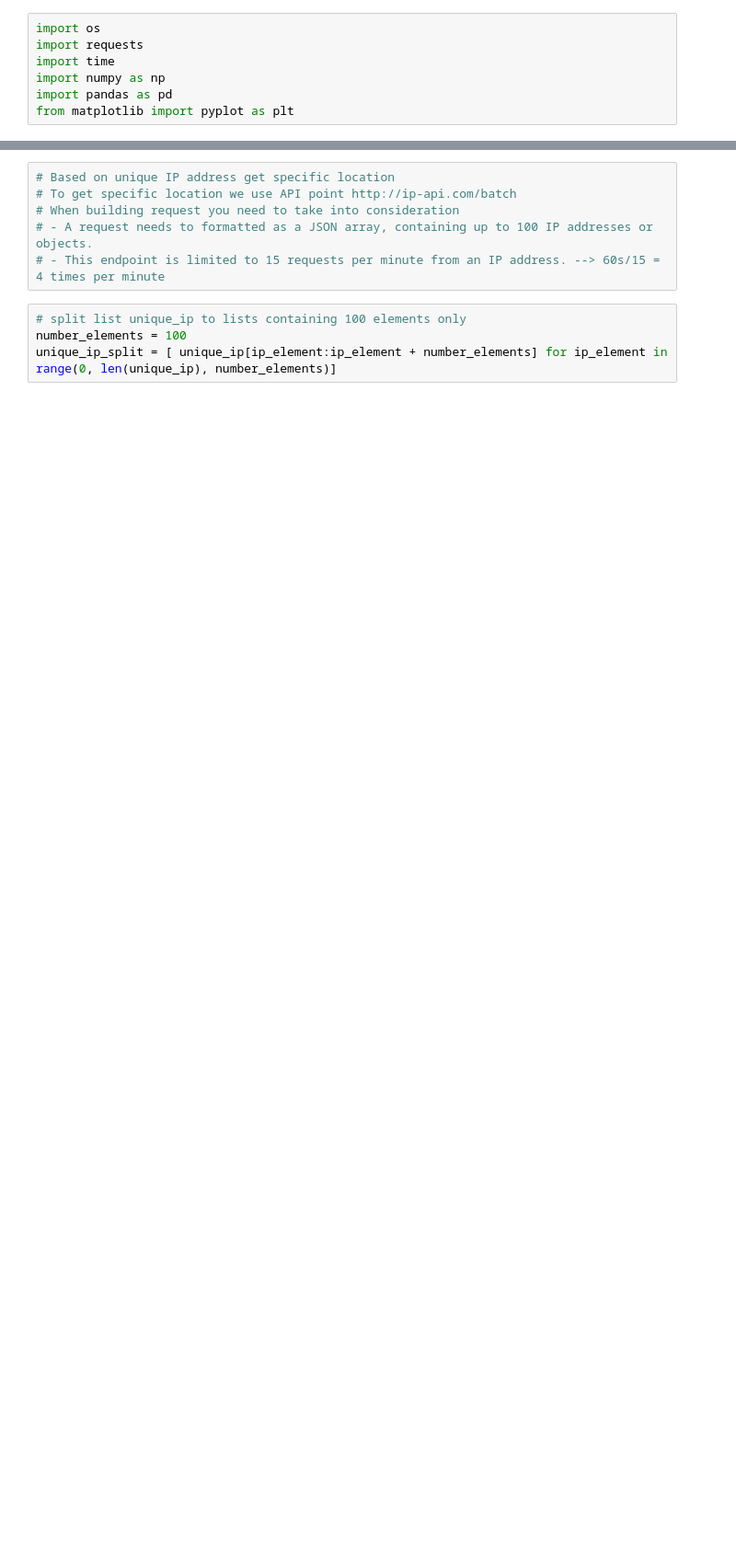
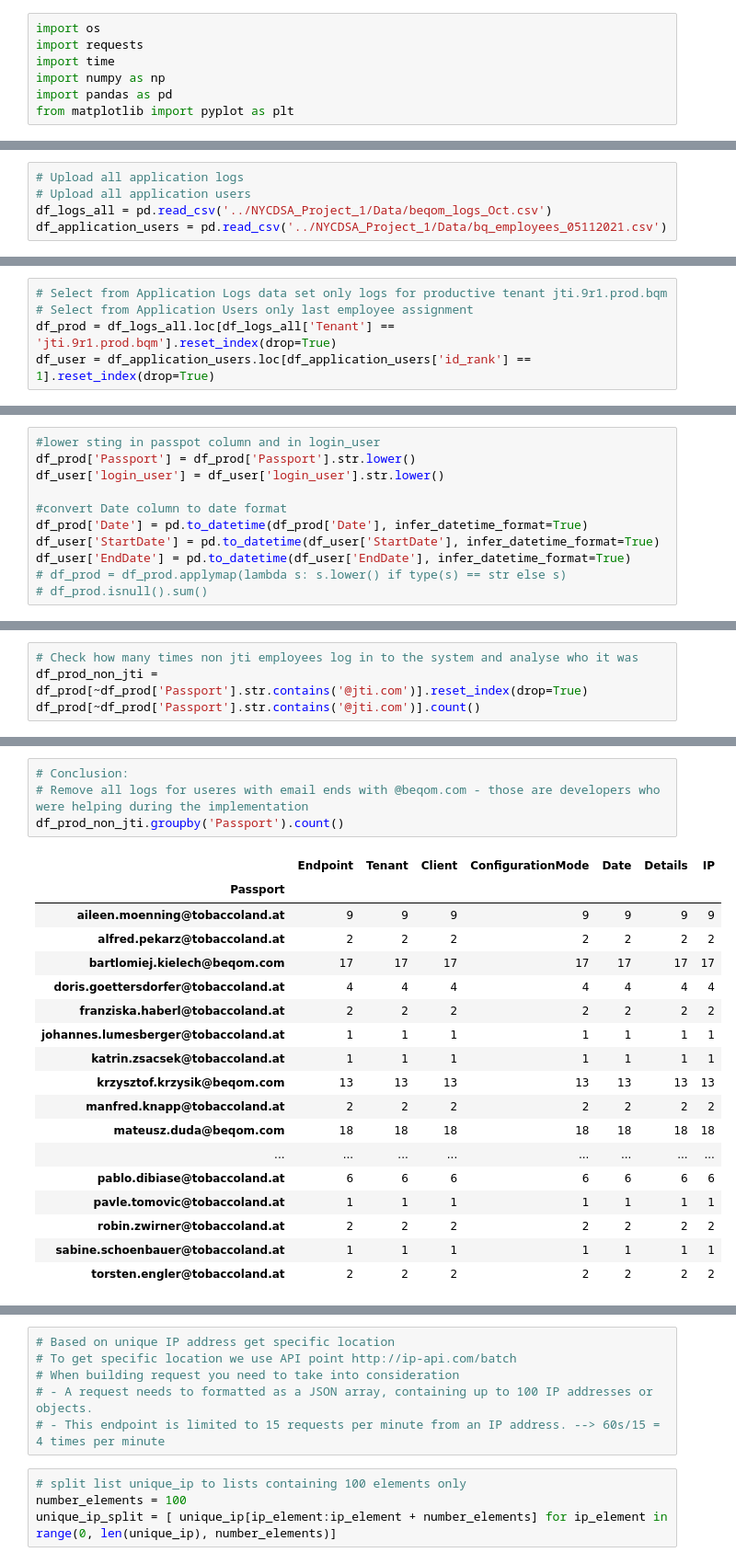
Before and after one commit to RafZel/NYCDSA_Project_1, a Jupyter notebook: project_1.ipynb, the cells around one changed output, grey strips where cells are left out. Shown at 92% size. Cells and saved outputs as stored; diff of their text form; blank space fills up the shorter version.

Commit message:
Final data preparation. Data cleaning done

```diff
--- a/project_1.ipynb
+++ b/project_1.ipynb
@@ -129,0 +11,5 @@ dtype: int64
+# %%
+# Upload all application logs
+# Upload all application users
+df_logs_all = pd.read_csv('../NYCDSA_Project_1/Data/beqom_logs_Oct.csv')
+df_application_users = pd.read_csv('../NYCDSA_Project_1/Data/bq_employees_05112021.csv')
@@ -129,0 +68,5 @@ dtype: int64
+# %%
+# Select from Application Logs data set only logs for productive tenant jti.9r1.prod.bqm
+# Select from Application Users only last employee assignment
+df_prod = df_logs_all.loc[df_logs_all['Tenant'] == 'jti.9r1.prod.bqm'].reset_index(drop=True)
+df_user = df_application_users.loc[df_application_users['id_rank'] == 1].reset_index(drop=True)
@@ -129,0 +93,11 @@ dtype: int64
+# %%
+#lower sting in passpot column and in login_user
+df_prod['Passport'] = df_prod['Passport'].str.lower()
+df_user['login_user'] = df_user['login_user'].str.lower()
+
+#convert Date column to date format
+df_prod['Date'] = pd.to_datetime(df_prod['Date'], infer_datetime_format=True)
+df_user['StartDate'] = pd.to_datetime(df_user['StartDate'], infer_datetime_format=True)
+df_user['EndDate'] = pd.to_datetime(df_user['EndDate'], infer_datetime_format=True)
+# df_prod = df_prod.applymap(lambda s: s.lower() if type(s) == str else s)
+# df_prod.isnull().sum()
@@ -129,0 +169,4 @@ dtype: int64
+# %%
+# Check how many times non jti employees log in to the system and analyse who it was
+df_prod_non_jti = df_prod[~df_prod['Passport'].str.contains('@jti.com')].reset_index(drop=True)
+df_prod[~df_prod['Passport'].str.contains('@jti.com')].count()
@@ -129,0 +183,23 @@ dtype: int64
+# %%
+# Conclusion:
+# Remove all logs for useres with email ends with @beqom.com - those are developers who were helping during the implementation
+df_prod_non_jti.groupby('Passport').count()
+# %% [output]
+|  | Endpoint | Tenant | Client | ConfigurationMode | Date | Details | IP |
+| Passport |  |  |  |  |  |  |  |
+| aileen.moenning@tobaccoland.at | 9 | 9 | 9 | 9 | 9 | 9 | 9 |
+| alfred.pekarz@tobaccoland.at | 2 | 2 | 2 | 2 | 2 | 2 | 2 |
+| bartlomiej.kielech@beqom.com | 17 | 17 | 17 | 17 | 17 | 17 | 17 |
+| doris.goettersdorfer@tobaccoland.at | 4 | 4 | 4 | 4 | 4 | 4 | 4 |
+| franziska.haberl@tobaccoland.at | 2 | 2 | 2 | 2 | 2 | 2 | 2 |
+| johannes.lumesberger@tobaccoland.at | 1 | 1 | 1 | 1 | 1 | 1 | 1 |
+| katrin.zsacsek@tobaccoland.at | 1 | 1 | 1 | 1 | 1 | 1 | 1 |
+| krzysztof.krzysik@beqom.com | 13 | 13 | 13 | 13 | 13 | 13 | 13 |
+| manfred.knapp@tobaccoland.at | 2 | 2 | 2 | 2 | 2 | 2 | 2 |
+| mateusz.duda@beqom.com | 18 | 18 | 18 | 18 | 18 | 18 | 18 |
+| ... | ... | ... | ... | ... | ... | ... | ... |
+| pablo.dibiase@tobaccoland.at | 6 | 6 | 6 | 6 | 6 | 6 | 6 |
+| pavle.tomovic@tobaccoland.at | 1 | 1 | 1 | 1 | 1 | 1 | 1 |
+| robin.zwirner@tobaccoland.at | 2 | 2 | 2 | 2 | 2 | 2 | 2 |
+| sabine.schoenbauer@tobaccoland.at | 1 | 1 | 1 | 1 | 1 | 1 | 1 |
+| torsten.engler@tobaccoland.at | 2 | 2 | 2 | 2 | 2 | 2 | 2 |
```
Also changed, not shown: parts of 120 cells of this notebook, 1 other file.
